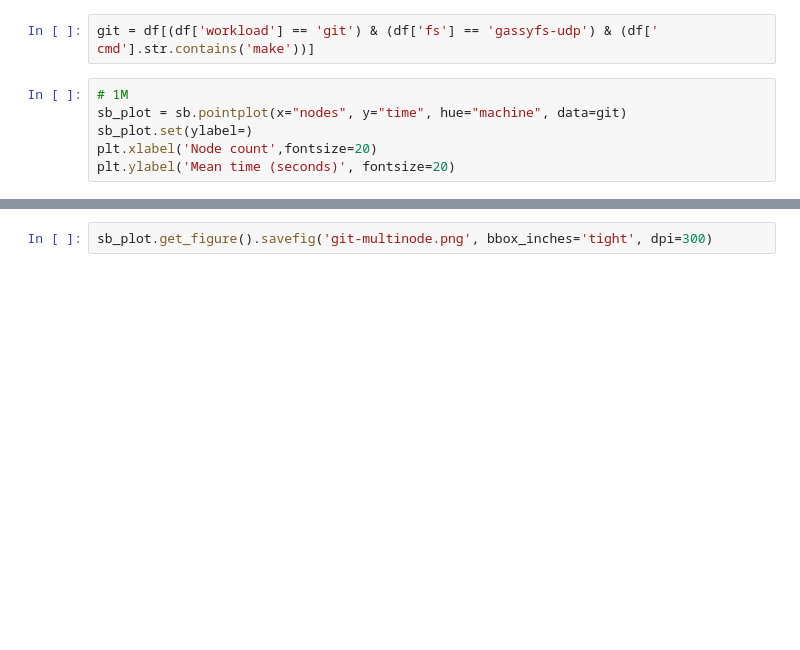
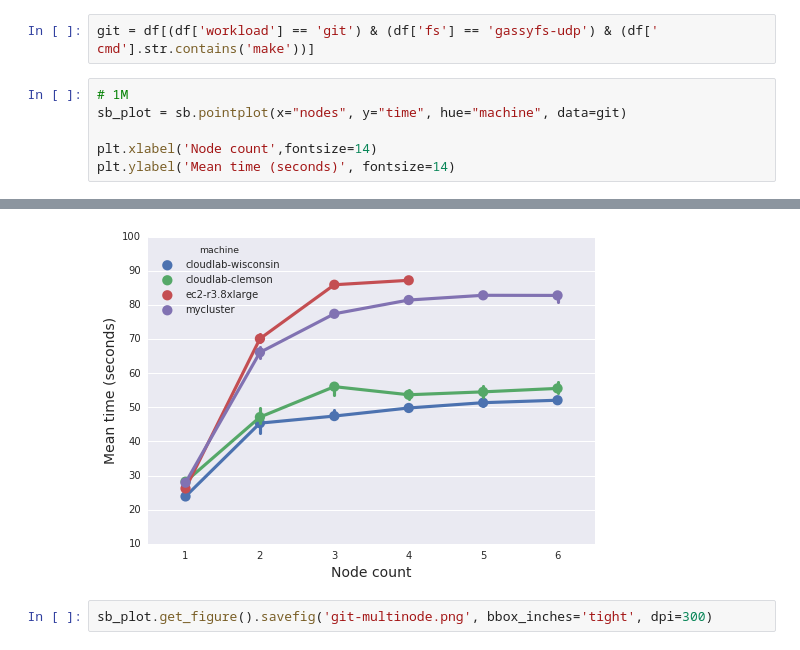
Before and after one commit to systemslab/popper-paper, a Jupyter notebook: experiments/gassyfs/visualize.ipynb, the cells around one changed output, grey strips where cells are left out. Drawn from its saved outputs; the diff is of its cells as text; blank space fills up the shorter version.

```diff
--- a/experiments/gassyfs/visualize.ipynb
+++ b/experiments/gassyfs/visualize.ipynb
@@ -140,7 +140,7 @@ git = df[(df['workload'] == 'git') & (df['fs'] == 'gassyfs-udp') & (df[' cmd'].s
 # %%
 # 1M
 sb_plot = sb.pointplot(x="nodes", y="time", hue="machine", data=git)
-sb_plot.set(ylabel=)
-plt.xlabel('Node count',fontsize=20)
-plt.ylabel('Mean time (seconds)', fontsize=20)
+
+plt.xlabel('Node count',fontsize=14)
+plt.ylabel('Mean time (seconds)', fontsize=14)
 # %% [output]
@@ -148,3 +148,4 @@ SyntaxError: invalid syntax (<ipython-input-16-ffbcb5381c36>, line 3)
+[figure, added]
 # %%
 sb_plot.get_figure().savefig('git-multinode.png', bbox_inches='tight', dpi=300)
 # %%
```
Also changed, not shown: parts of 1 cell of this notebook, 4 other files.
